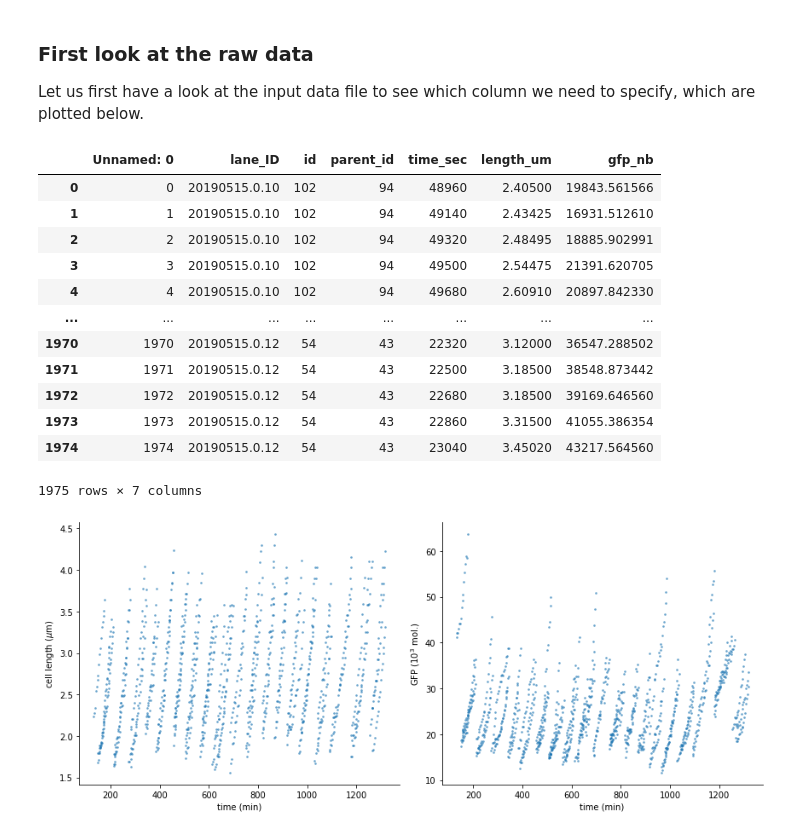
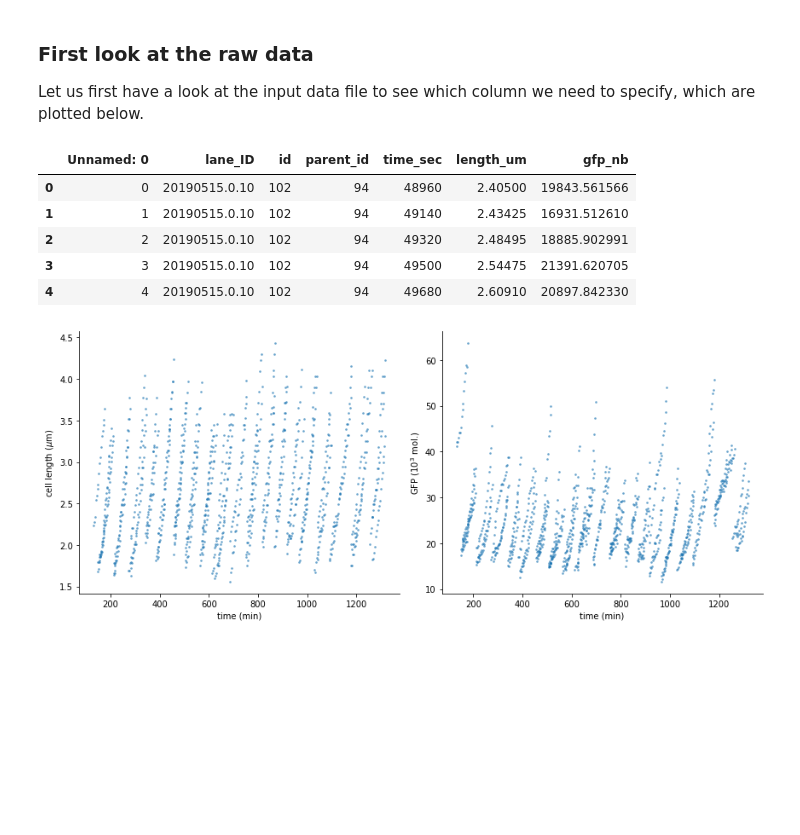
Before and after one commit to nimwegenLab/RealTrace, a Jupyter notebook: RealTrace_Tutorial/RealTrace_Tutorial_notebook.ipynb, the cells around one changed output. Drawn from its saved outputs; the diff is of its cells as text; code cells hidden in the pictures; blank space fills up the shorter version.

```diff
--- a/RealTrace_Tutorial/RealTrace_Tutorial_notebook.ipynb
+++ b/RealTrace_Tutorial/RealTrace_Tutorial_notebook.ipynb
@@ -32,28 +32,21 @@ Let us first have a look at the input data file to see which column we need to s
 # %%
 import os
 import sys
 
 import numpy as np
 import pandas as pd
 import matplotlib.pyplot as plt
 import matplotlib as mpl
 
 raw_data = pd.read_csv("Tutorial_data/glucose020_hi1_rawdata.csv")
-raw_data
+raw_data.head()
 # %% [output]
 |  | Unnamed: 0 | lane_ID | id | parent_id | time_sec | length_um | gfp_nb |
 | 0 | 0 | 20190515.0.10 | 102 | 94 | 48960 | 2.40500 | 19843.561566 |
 | 1 | 1 | 20190515.0.10 | 102 | 94 | 49140 | 2.43425 | 16931.512610 |
 | 2 | 2 | 20190515.0.10 | 102 | 94 | 49320 | 2.48495 | 18885.902991 |
 | 3 | 3 | 20190515.0.10 | 102 | 94 | 49500 | 2.54475 | 21391.620705 |
 | 4 | 4 | 20190515.0.10 | 102 | 94 | 49680 | 2.60910 | 20897.842330 |
-| ... | ... | ... | ... | ... | ... | ... | ... |
-| 1970 | 1970 | 20190515.0.12 | 54 | 43 | 22320 | 3.12000 | 36547.288502 |
-| 1971 | 1971 | 20190515.0.12 | 54 | 43 | 22500 | 3.18500 | 38548.873442 |
-| 1972 | 1972 | 20190515.0.12 | 54 | 43 | 22680 | 3.18500 | 39169.646560 |
-| 1973 | 1973 | 20190515.0.12 | 54 | 43 | 22860 | 3.31500 | 41055.386354 |
-| 1974 | 1974 | 20190515.0.12 | 54 | 43 | 23040 | 3.45020 | 43217.564560 |
-1975 rows × 7 columns
 # %%
 def plot_example_lane(raw_data):
     fig, axes = plt.subplots(1, 2, figsize=(12, 5), sharex=False)
```
Also changed, not shown: parts of 4 cells of this notebook, 3 other files.
